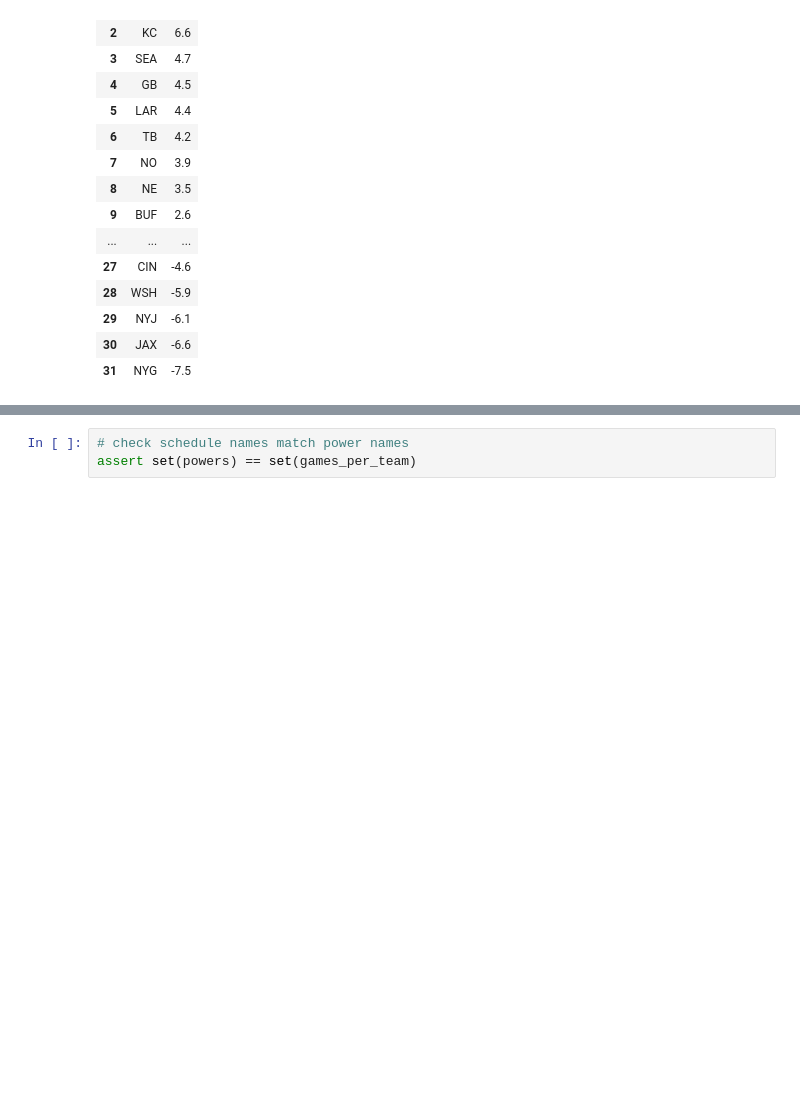
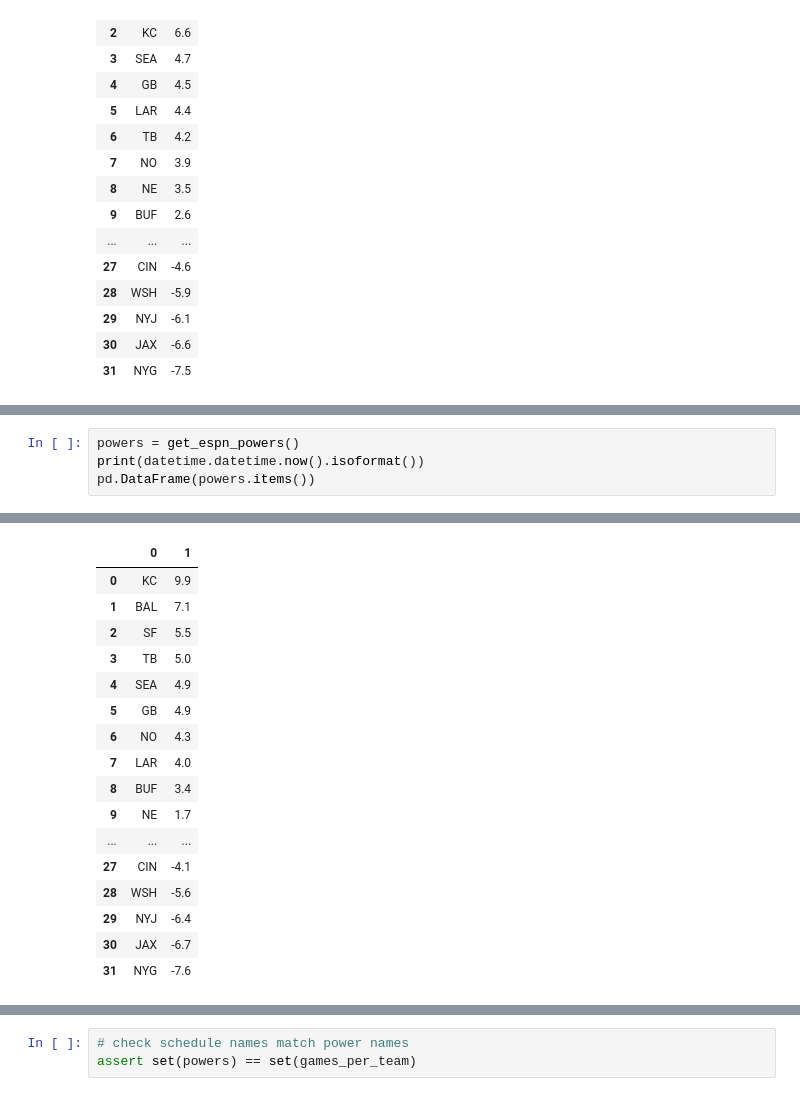
Before and after one commit to nicktimko/nfl-survival-picks, a Jupyter notebook: picks.ipynb, the cells around one changed output, grey strips where cells are left out. Cells and saved outputs as stored; diff of their text form; blank space fills up the shorter version.

```diff
--- a/picks.ipynb
+++ b/picks.ipynb
@@ -163,0 +226,5 @@ pd.DataFrame(powers.items())
+# %%
+powers = get_espn_powers()
+print(datetime.datetime.now().isoformat())
+pd.DataFrame(powers.items())
+# %% [output]
@@ -163,0 +232,17 @@ pd.DataFrame(powers.items())
+|  | 0 | 1 |
+| 0 | KC | 9.9 |
+| 1 | BAL | 7.1 |
+| 2 | SF | 5.5 |
+| 3 | TB | 5.0 |
+| 4 | SEA | 4.9 |
+| 5 | GB | 4.9 |
+| 6 | NO | 4.3 |
+| 7 | LAR | 4.0 |
+| 8 | BUF | 3.4 |
+| 9 | NE | 1.7 |
+| ... | ... | ... |
+| 27 | CIN | -4.1 |
+| 28 | WSH | -5.6 |
+| 29 | NYJ | -6.4 |
+| 30 | JAX | -6.7 |
+| 31 | NYG | -7.6 |
```
Also changed, not shown: parts of 30 cells of this notebook.
